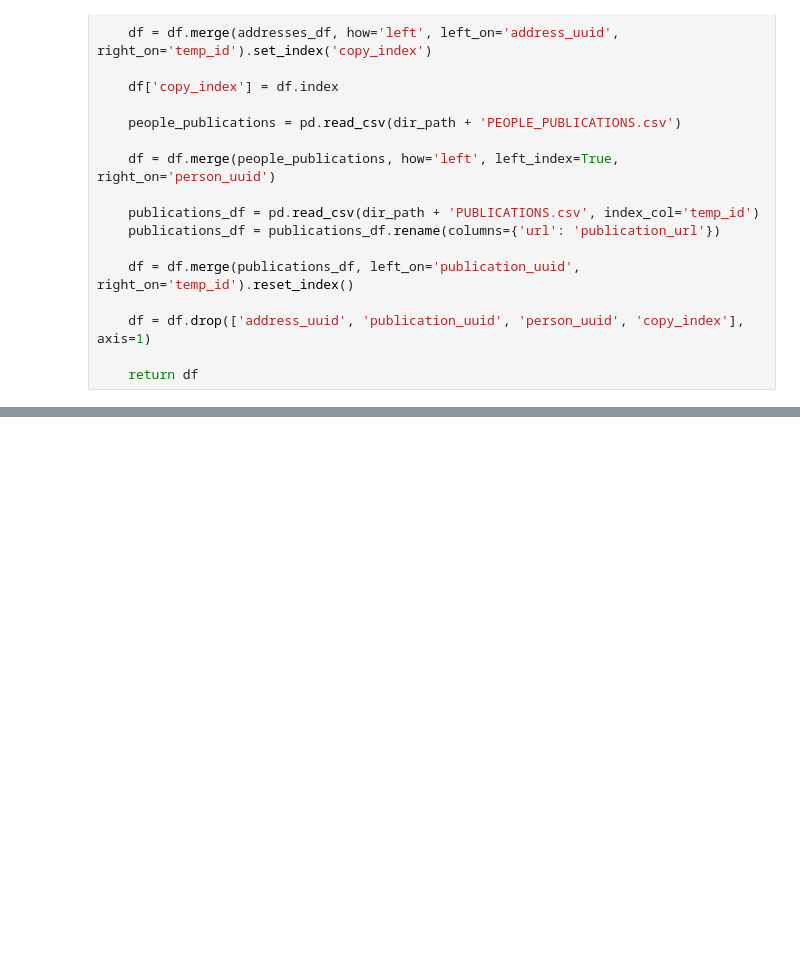
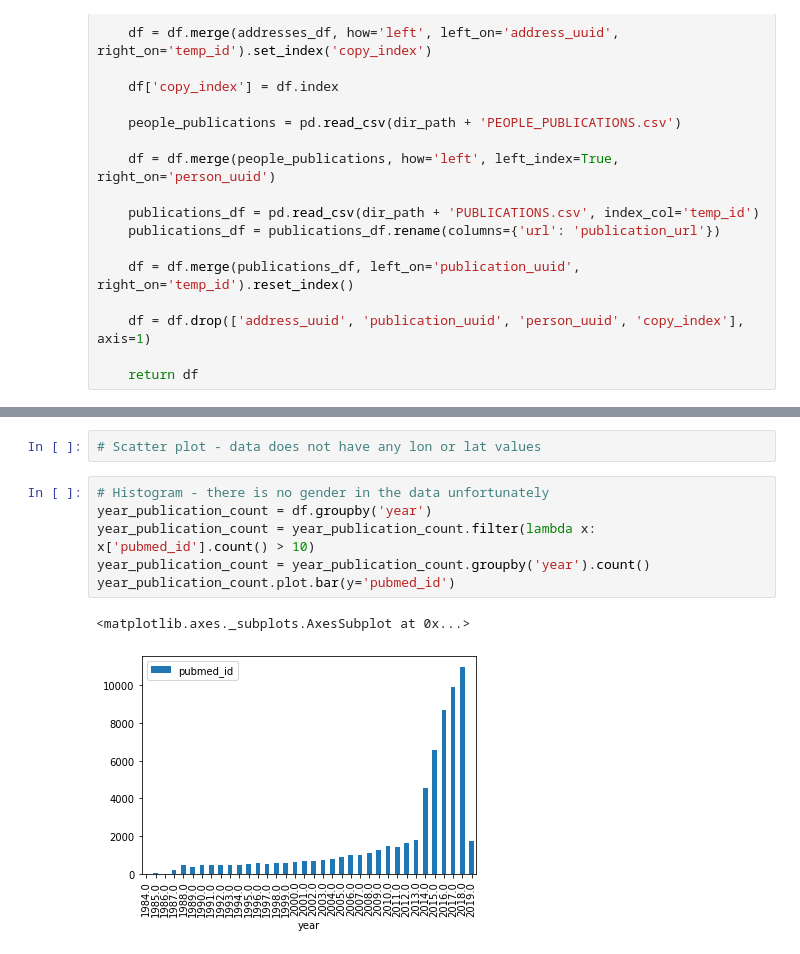
Before and after one commit to jakub-baranski/pandas_training, a Jupyter notebook: Pandas project.ipynb, the cells around one changed output, grey strips where cells are left out. Saved outputs shown, nothing was run; the diff lists cells and outputs as text; blank space fills up the shorter version.

```diff
--- a/Pandas project.ipynb
+++ b/Pandas project.ipynb
@@ -74,0 +88,11 @@ df
+# %%
+# Scatter plot - data does not have any lon or lat values
+# %%
+# Histogram - there is no gender in the data unfortunately
+year_publication_count = df.groupby('year')
+year_publication_count = year_publication_count.filter(lambda x: x['pubmed_id'].count() > 10)
+year_publication_count = year_publication_count.groupby('year').count()
+year_publication_count.plot.bar(y='pubmed_id')
+# %% [output]
+<matplotlib.axes._subplots.AxesSubplot at 0x...>
+[figure, added]
```
Also changed, not shown: parts of 7 cells of this notebook.
